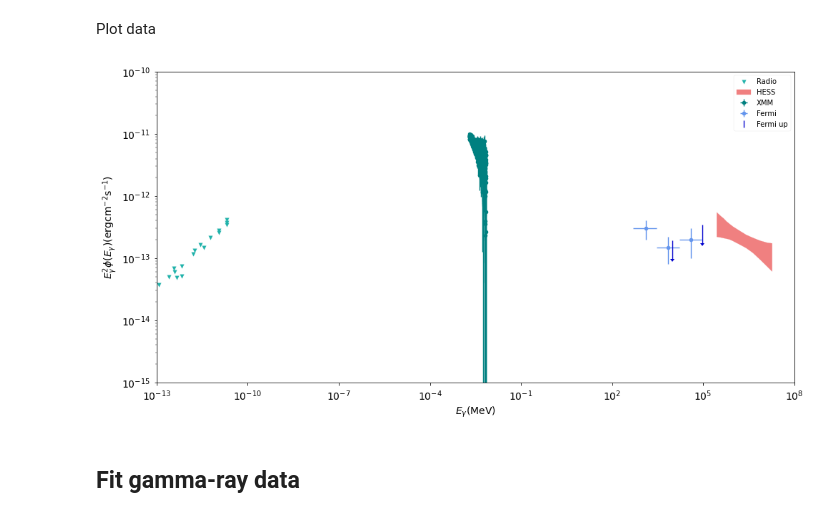
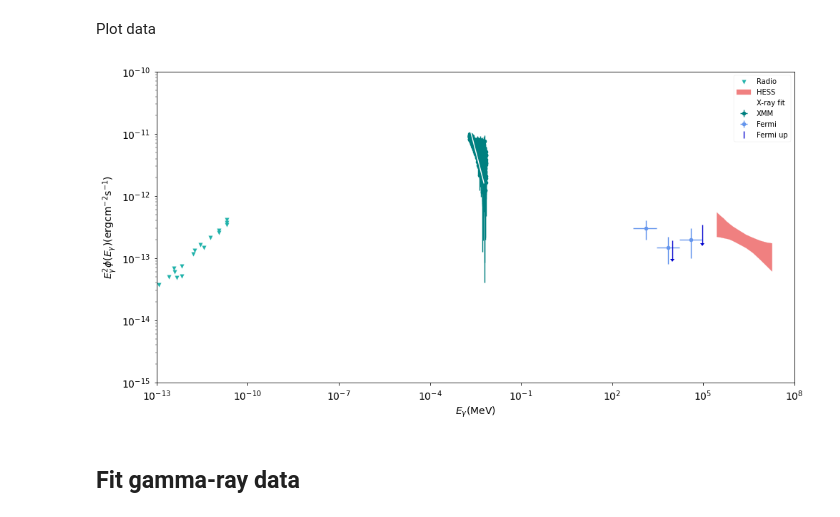
Before and after one commit to Sruthi-Ravikularaman/SN1006, a Jupyter notebook: SN1006.ipynb, the cells around one changed output. Cells and saved outputs as stored; diff of their text form; code cells hidden in the pictures.

```diff
--- a/SN1006.ipynb
+++ b/SN1006.ipynb
@@ -97,7 +97,7 @@ Converting all data sets to $\mathrm{MeV}$ and $\mathrm{erg.cm^{-2}.s^{-1}}$
 Er, Phi_radio = radio_data[:, 0] * hPlanck, 1e-23 * radio_data[:, 1]
 #Ex, Phi_xray = xray_data[:, 0] * 1e-6, xray_data[:, 1] * 1.602e-12
 Exm_nb, Exm_nb_err, Phi_xmm_nb, Phi_xmm_nb_err = xmm_nb_data[:, 0] * 1e-3, xmm_nb_data[:, 1] * 1e-3, (xmm_nb_data[:, 2] * (xmm_nb_data[:, 0]**2)) * 1.602e-9, (xmm_nb_data[:, 3] * (xmm_nb_data[:, 0]**2)) * 1.602e-9
-cond = Phi_xmm_nb >= 0
+cond = np.where(np.logical_and(Phi_xmm_nb >= 0 , Phi_xmm_nb_err < Phi_xmm_nb))
 Exm_nb, Exm_nb_err, Phi_xmm_nb, Phi_xmm_nb_err = Exm_nb[cond], Exm_nb_err[cond], Phi_xmm_nb[cond], Phi_xmm_nb_err[cond]
 Ef, Efm, Efp, Phi_fermi, Phi_fp, Phi_fm = fermi_data[:, 0] * 1e3, fermi_data[:, 1] * 1e3, fermi_data[:, 2] * 1e3, fermi_data[:, 3], fermi_data[:, 4], fermi_data[:, 5]
 Efu, Phi_fermi_up = fermi_upper_data[:, 0] * 1e-6, fermi_upper_data[:, 1]
@@ -120,27 +120,27 @@ Plot data
 # %%
 plt.style.use('seaborn-paper')
 plt.rc('xtick', labelsize=14)
 plt.rc('ytick', labelsize=14)
 plt.rc('axes', labelsize=14)    # fontsize of the x and y labels
 plt.rc('legend', fontsize=10)
 plt.rcParams['figure.figsize'] = [16, 8]
 plt.scatter(Er, Phi_radio, color='lightseagreen', marker='v', label='Radio')
 #plt.scatter(Ex, Phi_xray, color='teal', marker='s', label='X-ray')
-plt.errorbar(Exm_nb, Phi_xmm_nb, yerr=Phi_xmm_nb_err, xerr=Exm_nb_err, color='teal', ecolor='teal', marker='o', linestyle='None', label='XMM')
+plt.errorbar(Exm_nb, Phi_xmm_nb, yerr=Phi_xmm_nb_err, xerr=Exm_nb_err, color='teal', ecolor='teal', marker='o', linestyle='None', label='XMM', zorder=1)
 plt.errorbar(Ef, Phi_fermi, yerr=[Phi_fermi-Phi_fm,Phi_fp-Phi_fermi], xerr=[Ef-Efm,Efp-Ef], color='cornflowerblue', ecolor='cornflowerblue', marker='o', linestyle='None', label='Fermi')
 plt.errorbar(Efu, Phi_fermi_up, yerr=0.5 * Phi_fermi_up, linestyle='none', marker='_', color="mediumblue", uplims=True, label='Fermi up')
 plt.fill_between(Eh, Phi_hm, Phi_hp, color='lightcoral', label='HESS')
-#plt.plot(E_fit, Phi_xray_fit, color='purple', label='X-ray fit')
+plt.plot(E_fit, Phi_xray_fit, color='white', label='X-ray fit', zorder=2)
 plt.legend()
 plt.xscale('log')
 plt.yscale('log')
 plt.xlabel(r'$E_{\gamma}\mathrm{(MeV)}$')
 plt.ylabel(r'$E^2_\gamma\phi(E_\gamma)\mathrm{(erg cm^{-2} s^{-1})}$')
 plt.xlim(1.0e-13,1.0e8)
 plt.ylim(1.0e-15,1.0e-10)
 plt.show()
 # %% [output]
-[figure, old version]
+[figure, new version]
 # %% [markdown]
 ## Fit gamma-ray data
 # %% [markdown]
```
Also changed, not shown: 1 other file.
